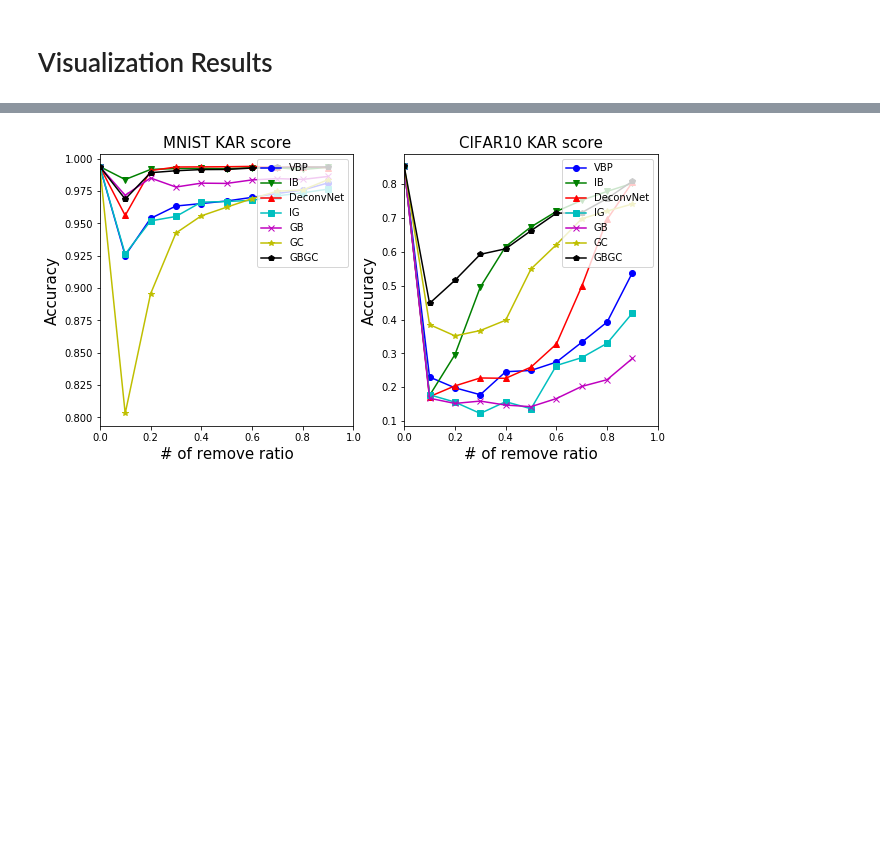
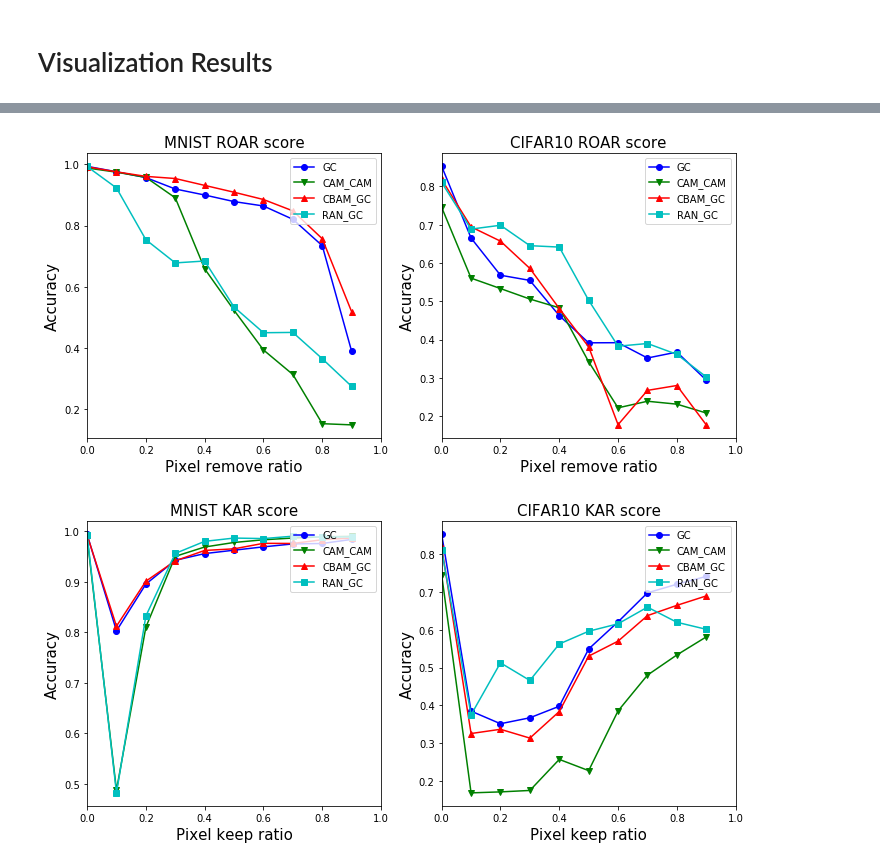
Before and after one commit to TooTouch/WhiteBox-Part1, a Jupyter notebook: notebook/[Evaluation] - ROAR&KAR.ipynb, the cells around one changed output, grey strips where cells are left out. Saved outputs shown, nothing was run; the diff lists cells and outputs as text; code cells hidden in the pictures; blank space fills up the shorter version.

```diff
--- a/notebook/[Evaluation] - ROAR&KAR.ipynb
+++ b/notebook/[Evaluation] - ROAR&KAR.ipynb
@@ -32,11 +42,26 @@ visualize_ROARnKAR(targets=targets,
+# %%
+targets = ['mnist','cifar10']
+attention = ['CAM','CBAM','RAN']
+methods = ['GC']
+ratio_lst = np.arange(0, 1, 0.1)
 # %%
 visualize_ROARnKAR(targets=targets,
+                   ratio_lst=ratio_lst,
+                   eval_method='ROAR',
                    methods=methods,
+                   attention=attention,
+                   savedir='../images/results/ROAR_result(attention).jpg',
+                   size=(10,5),
+                   fontsize=15)
+
+visualize_ROARnKAR(targets=targets,
                    ratio_lst=ratio_lst,
                    eval_method='KAR',
-#                    savedir='../images/results/KAR_result.jpg',
-                   dpi=150,
+                   methods=methods,
+                   attention=attention,
+                   savedir='../images/results/KAR_result(attention).jpg',
                    size=(10,5),
                    fontsize=15)
 # %% [output]
-[figure, old version]
+[figure, new version]
+[figure, added]
```
Also changed, not shown: parts of 1 cell of this notebook, 9 other files.
